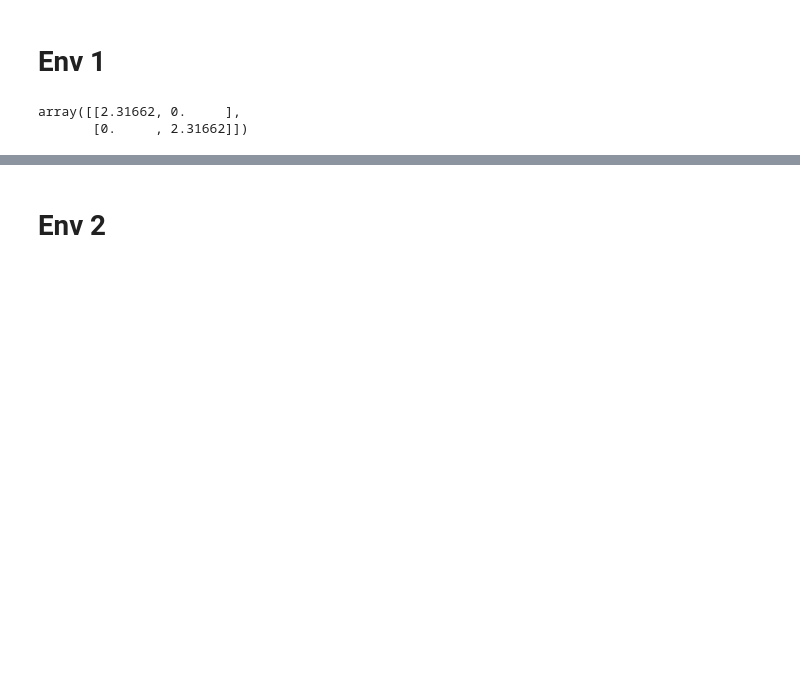
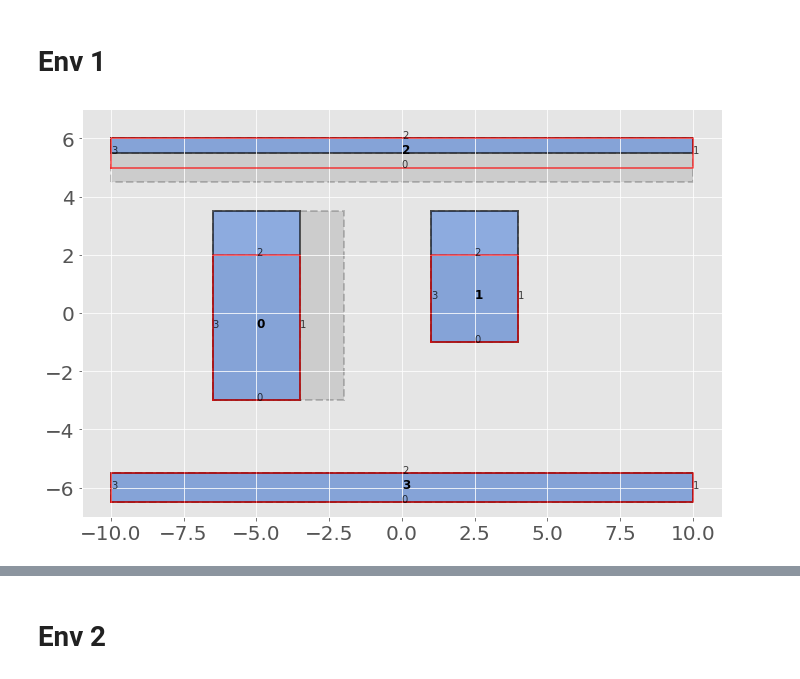
Before and after one commit to zhangvwk/planning-with-map-errors, a Jupyter notebook: environment_examples.ipynb, the cells around one changed output, grey strips where cells are left out. Drawn from its saved outputs; the diff is of its cells as text; code cells hidden in the pictures; blank space fills up the shorter version.

```diff
--- a/environment_examples.ipynb
+++ b/environment_examples.ipynb
@@ -46,4 +99,8 @@ env.add_rectangles([rec_0, rec_1, rec_2, rec_3])
 # env.add_rectangles([rec_0, rec_1, rec_3])
+# %%
+env.plot()
+# %% [output]
+[figure, added]
 # %%
 dt = 0.2
 A = np.eye(2); B = dt*np.eye(2)
@@ -76,8 +133,3 @@ xs = sim.run(num_iters, x0, 0.0*np.eye(2), x_noms, u_noms)
-# %%
-lqr_planner.lqr_gain
-# %% [output]
-array([[2.31662, 0.     ],
-       [0.     , 2.31662]])
 # %%
 # sim.plot_trajs(xs, x_noms)
 # %%
```
Also changed, not shown: parts of 9 cells of this notebook, 1 other file.
